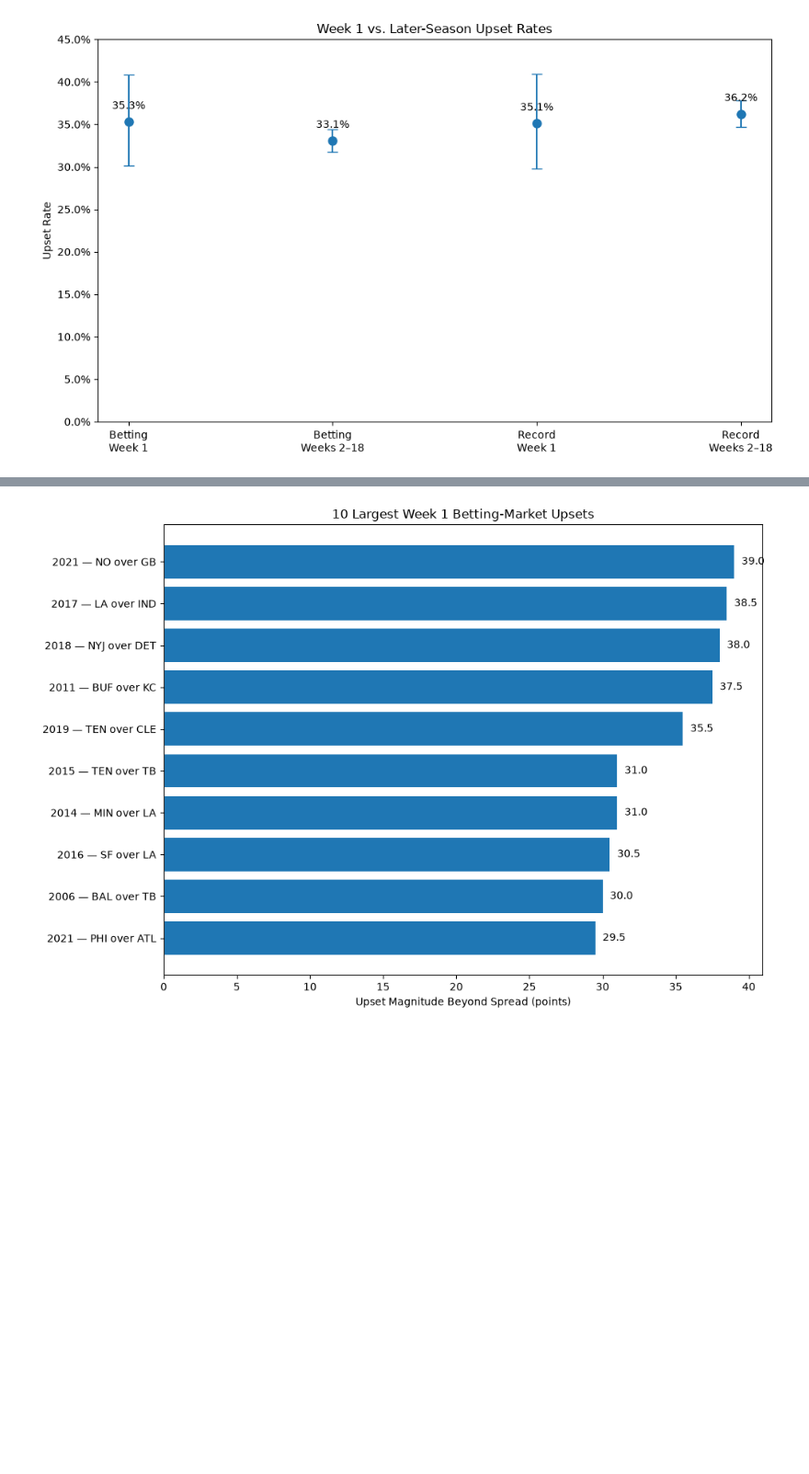
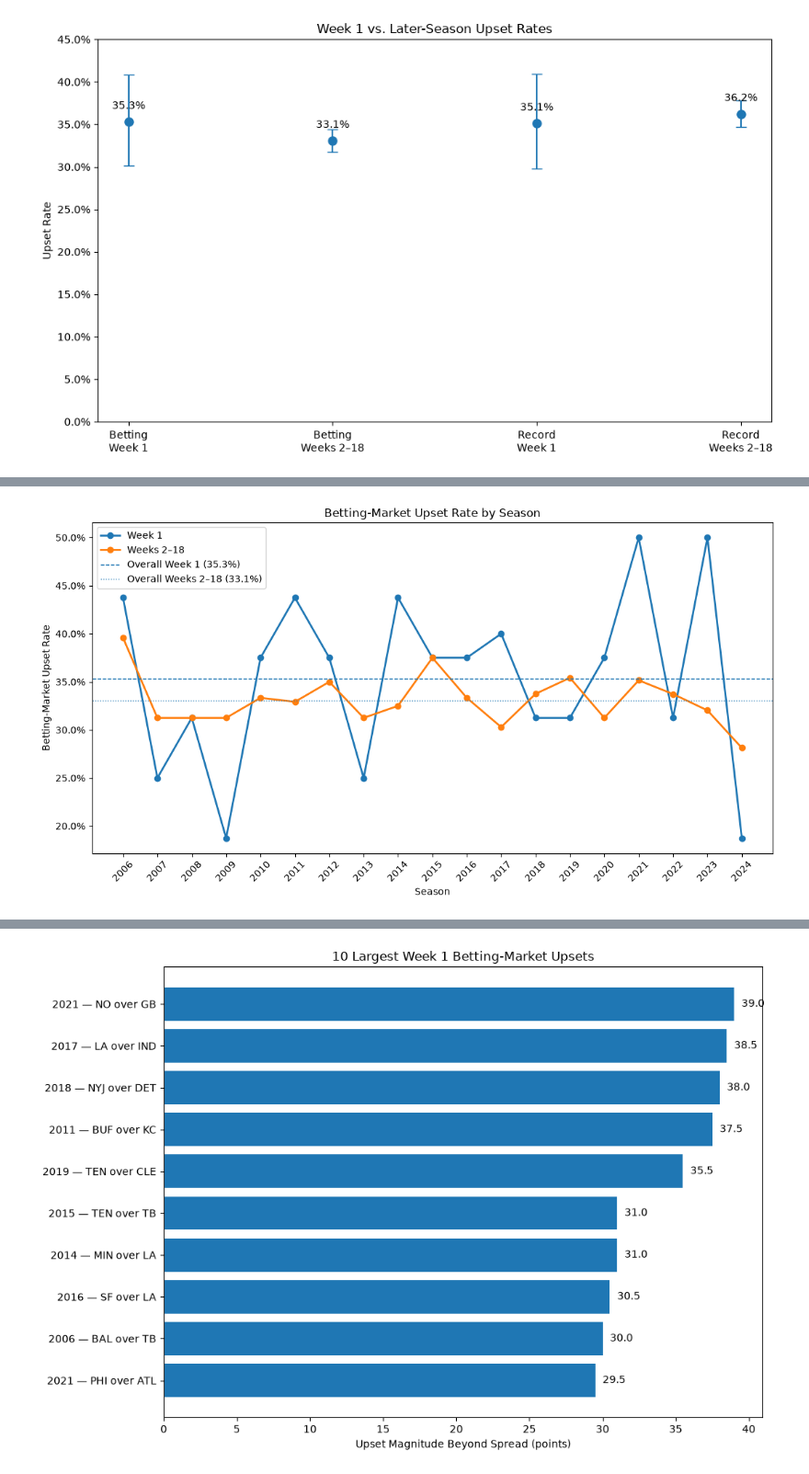
Before and after one commit to natelewis17/Is_NFL_Week1_Chaotic, a Jupyter notebook: notebooks/02_upset_analysis.ipynb, the cells around one changed output, grey strips where cells are left out. Shown at 92% size. Drawn from its saved outputs; the diff is of its cells as text; code cells hidden in the pictures; blank space fills up the shorter version.

```diff
--- a/notebooks/02_upset_analysis.ipynb
+++ b/notebooks/02_upset_analysis.ipynb
@@ -639,0 +485,82 @@ plt.show()
+# %%
+## 6.2 Betting-market upset rate by season
+
+week1_season = (
+    games[games["week"] == 1]
+    .groupby("season")["betting_upset"]
+    .mean()
+    .rename("week1_upset_rate")
+)
+
+later_season = (
+    games[games["week"] >= 2]
+    .groupby("season")["betting_upset"]
+    .mean()
+    .rename("later_upset_rate")
+)
+
+season_rates = pd.concat(
+    [week1_season, later_season],
+    axis=1
+).reset_index()
+
+overall_week1_rate = (
+    games.loc[games["week"] == 1, "betting_upset"]
+    .mean()
+)
+
+overall_later_rate = (
+    games.loc[games["week"] >= 2, "betting_upset"]
+    .mean()
+)
+
+plt.figure(figsize=(11, 6))
+
+plt.plot(
+    season_rates["season"],
+    season_rates["week1_upset_rate"],
+    marker="o",
+    linewidth=2,
+    label="Week 1"
+)
+
+plt.plot(
+    season_rates["season"],
+    season_rates["later_upset_rate"],
+    marker="o",
+    linewidth=2,
+    label="Weeks 2–18"
+)
+
+plt.axhline(
+    overall_week1_rate,
+    linestyle="--",
+    linewidth=1,
+    label=f"Overall Week 1 ({overall_week1_rate:.1%})"
+)
+
+plt.axhline(
+    overall_later_rate,
+    linestyle=":",
+    linewidth=1,
+    label=f"Overall Weeks 2–18 ({overall_later_rate:.1%})"
+)
+
+plt.xlabel("Season")
+plt.ylabel("Betting-Market Upset Rate")
+plt.title("Betting-Market Upset Rate by Season")
+
+plt.gca().yaxis.set_major_formatter(
+    plt.matplotlib.ticker.PercentFormatter(1.0)
+)
+
+plt.xticks(
+    season_rates["season"],
+    rotation=45
+)
+
+plt.legend()
+plt.tight_layout()
+plt.show()
+# %% [output]
+[figure, added]
```
Also changed, not shown: parts of 5 cells of this notebook.
